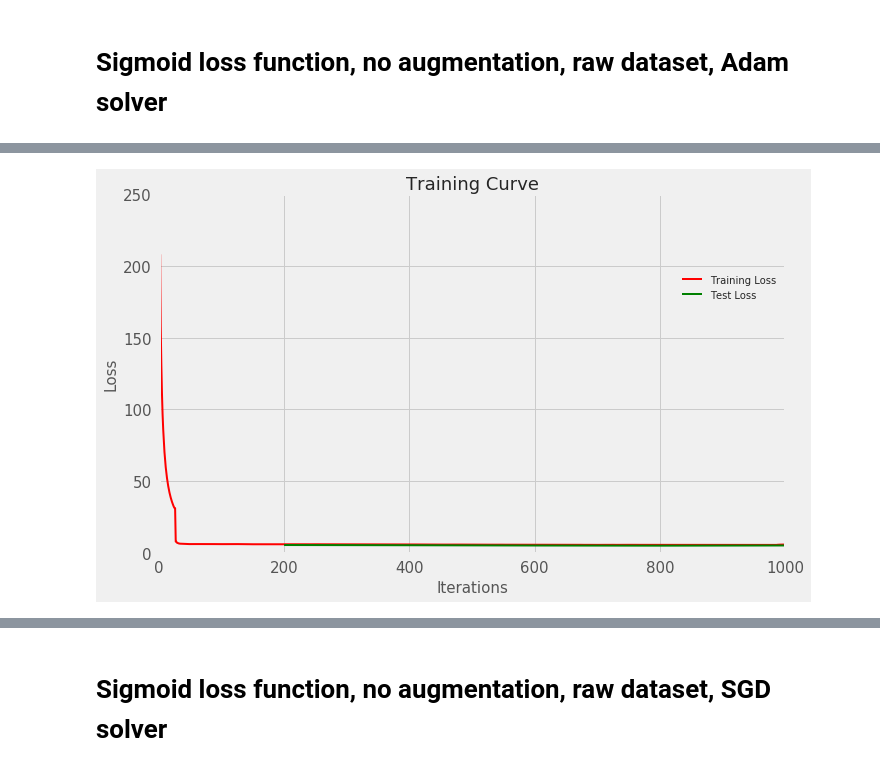
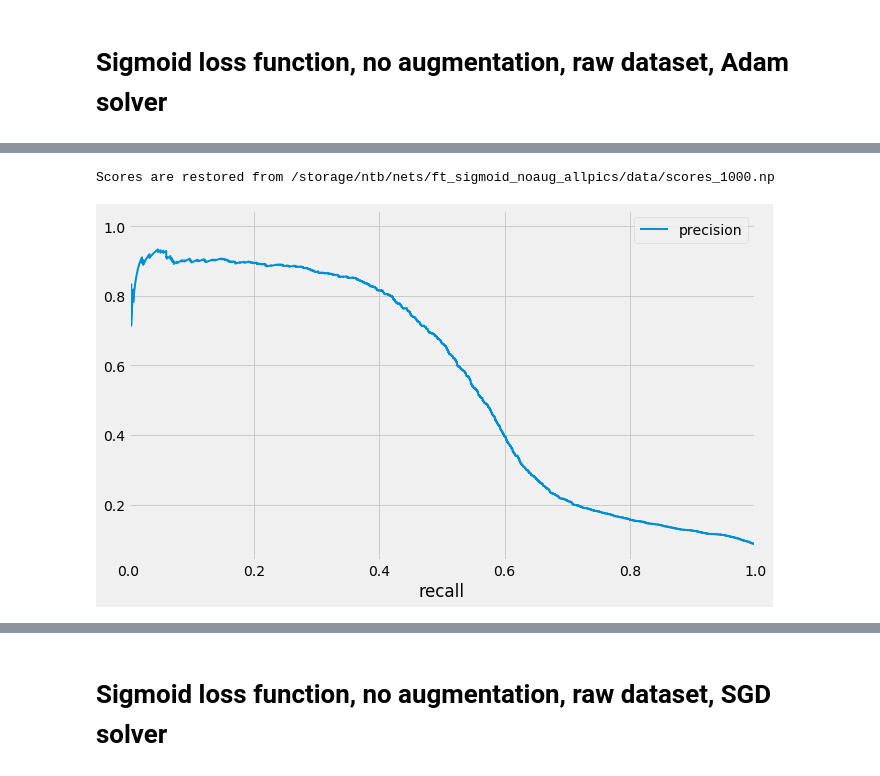
Before and after one commit to uvNikita/master-thesis-src, a Jupyter notebook: notebooks/testing/testing.ipynb, the cells around one changed output, grey strips where cells are left out. Drawn from its saved outputs; the diff is of its cells as text; code cells hidden in the pictures.

```diff
--- a/notebooks/testing/testing.ipynb
+++ b/notebooks/testing/testing.ipynb
@@ -246,4 +222,9 @@ show_top_pictures(scores, 'car', num=10)
-# %%
-show_training_curve(log_path)
-# %% [output]
-[figure, removed]
+# %%
+ft_sigmoid_noaug_allpics = Testing("ft_sigmoid_noaug_allpics", Transformer(shape=[227,227]), 1000)
+ft_sigmoid_noaug_allpics.calculate()
+# %% [output]
+Scores are restored from /storage/ntb/nets/ft_sigmoid_noaug_allpics/data/scores_1000.np
+# %%
+ft_sigmoid_noaug_allpics.plot_precision_recall_curve('football')
+# %% [output]
+[figure, added]
```
Also changed, not shown: parts of 37 cells of this notebook, 1 other file.
